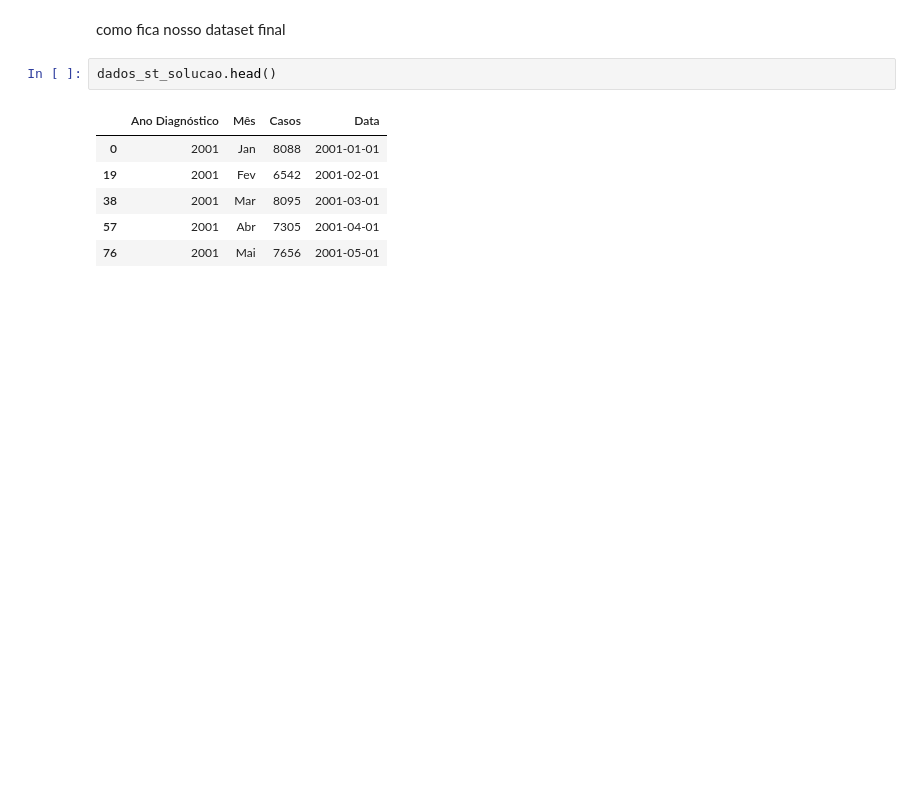
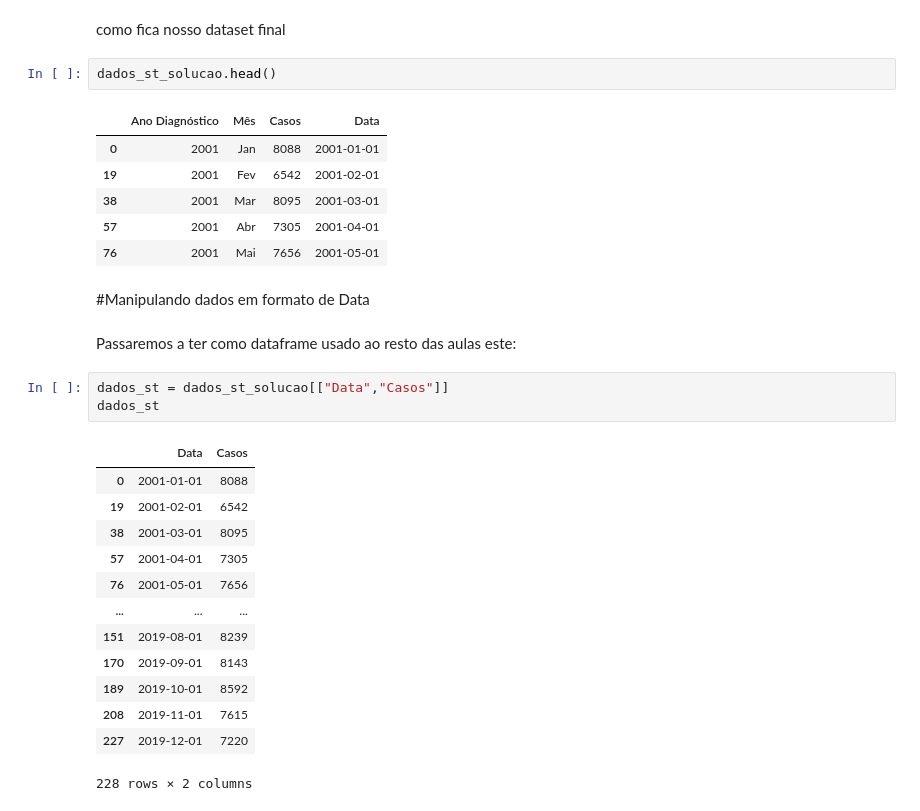
Before and after one commit to MatheusOrange211/Bootcamp-Alura, a Jupyter notebook: SERIES_TEMPORAIS.ipynb, the cells around one changed output. Cells and saved outputs as stored; diff of their text form; blank space fills up the shorter version.

```diff
--- a/SERIES_TEMPORAIS.ipynb
+++ b/SERIES_TEMPORAIS.ipynb
@@ -256,3 +256,24 @@ dados_st_solucao.head()
 | 38 | 2001 | Mar | 8095 | 2001-03-01 |
 | 57 | 2001 | Abr | 7305 | 2001-04-01 |
 | 76 | 2001 | Mai | 7656 | 2001-05-01 |
+# %% [markdown]
+#Manipulando dados em formato de Data
+# %% [markdown]
+Passaremos a ter como dataframe usado ao resto das aulas este:
+# %%
+dados_st = dados_st_solucao[["Data","Casos"]]
+dados_st
+# %% [output]
+|  | Data | Casos |
+| 0 | 2001-01-01 | 8088 |
+| 19 | 2001-02-01 | 6542 |
+| 38 | 2001-03-01 | 8095 |
+| 57 | 2001-04-01 | 7305 |
+| 76 | 2001-05-01 | 7656 |
+| ... | ... | ... |
+| 151 | 2019-08-01 | 8239 |
+| 170 | 2019-09-01 | 8143 |
+| 189 | 2019-10-01 | 8592 |
+| 208 | 2019-11-01 | 7615 |
+| 227 | 2019-12-01 | 7220 |
+228 rows × 2 columns
```
Also changed, not shown: parts of 20 cells of this notebook.
